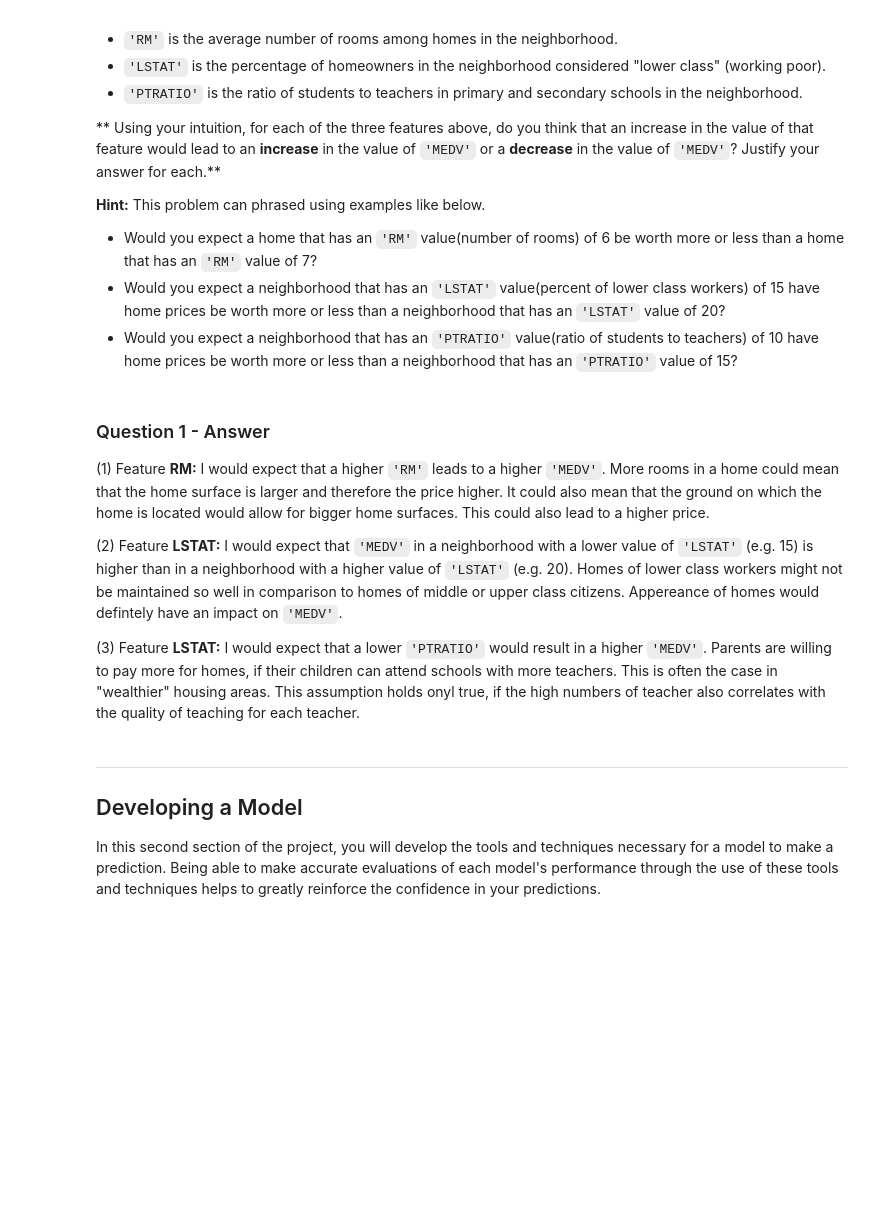
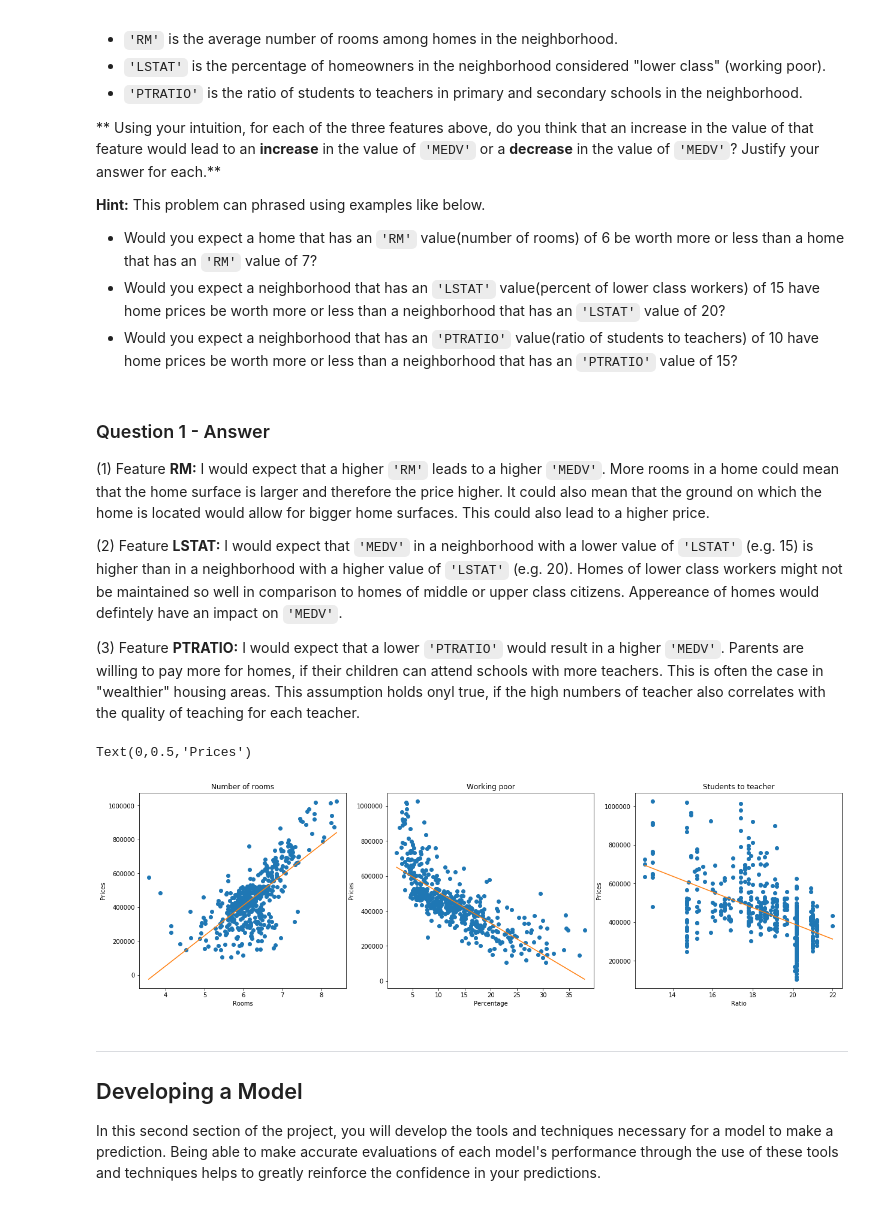
Before and after one commit to TRETH/boston_housing, a Jupyter notebook: boston_housing.ipynb, the cells around one changed output. Cells and saved outputs as stored; diff of their text form; code cells hidden in the pictures; blank space fills up the shorter version.

Commit message:
added data visualization for question 1

```diff
--- a/boston_housing.ipynb
+++ b/boston_housing.ipynb
@@ -114,7 +114,43 @@ As a reminder, we are using three features from the Boston housing dataset: `'RM
 
 (2) Feature **LSTAT:** I would expect that `'MEDV'` in a neighborhood with a lower value of `'LSTAT'` (e.g. 15) is higher than in a neighborhood with a higher value of `'LSTAT'` (e.g. 20). Homes of lower class workers might not be maintained so well in comparison to homes of middle or upper class citizens. Appereance of homes would defintely have an impact on `'MEDV'`.
 
-(3) Feature **LSTAT:** I would expect that a lower `'PTRATIO'` would result in a higher `'MEDV'`. Parents are willing to pay more for homes, if their children can attend schools with more teachers. This is often the case in "wealthier" housing areas. This assumption holds onyl true, if the high numbers of teacher also correlates with the quality of teaching for each teacher.
+(3) Feature **PTRATIO:** I would expect that a lower `'PTRATIO'` would result in a higher `'MEDV'`. Parents are willing to pay more for homes, if their children can attend schools with more teachers. This is often the case in "wealthier" housing areas. This assumption holds onyl true, if the high numbers of teacher also correlates with the quality of teaching for each teacher.
+# %%
+#Visualitation of the data
+
+import matplotlib.pyplot as plt
+plt.figure(figsize=(21, 6))
+
+#Plot correlation between MEDV and RM
+plt.subplot(1,3,1)
+x=features['RM']
+y=prices
+plt.plot(x, y, 'o')
+plt.plot(np.unique(x), np.poly1d(np.polyfit(x, y, 1))(np.unique(x)))
+plt.title('Number of rooms')
+plt.xlabel('Rooms')
+plt.ylabel('Prices')
+#Plot correlation between MEDV and LSTAT
+plt.subplot(1,3,2)
+x=features['LSTAT']
+y=prices
+plt.plot(x, y, 'o')
+plt.plot(np.unique(x), np.poly1d(np.polyfit(x, y, 1))(np.unique(x)))
+plt.title('Working poor')
+plt.xlabel('Percentage')
+plt.ylabel('Prices')
+#Plot correlation between MEDV and PTRATIO
+plt.subplot(1,3,3)
+x=features['PTRATIO']
+y=prices
+plt.plot(x, y, 'o')
+plt.plot(np.unique(x), np.poly1d(np.polyfit(x, y, 1))(np.unique(x)))
+plt.title('Students to teacher')
+plt.xlabel('Ratio')
+plt.ylabel('Prices')
+# %% [output]
+Text(0,0.5,'Prices')
+[figure, added]
 # %% [markdown]
 ----
 
```
Also changed, not shown: parts of 3 cells of this notebook.
